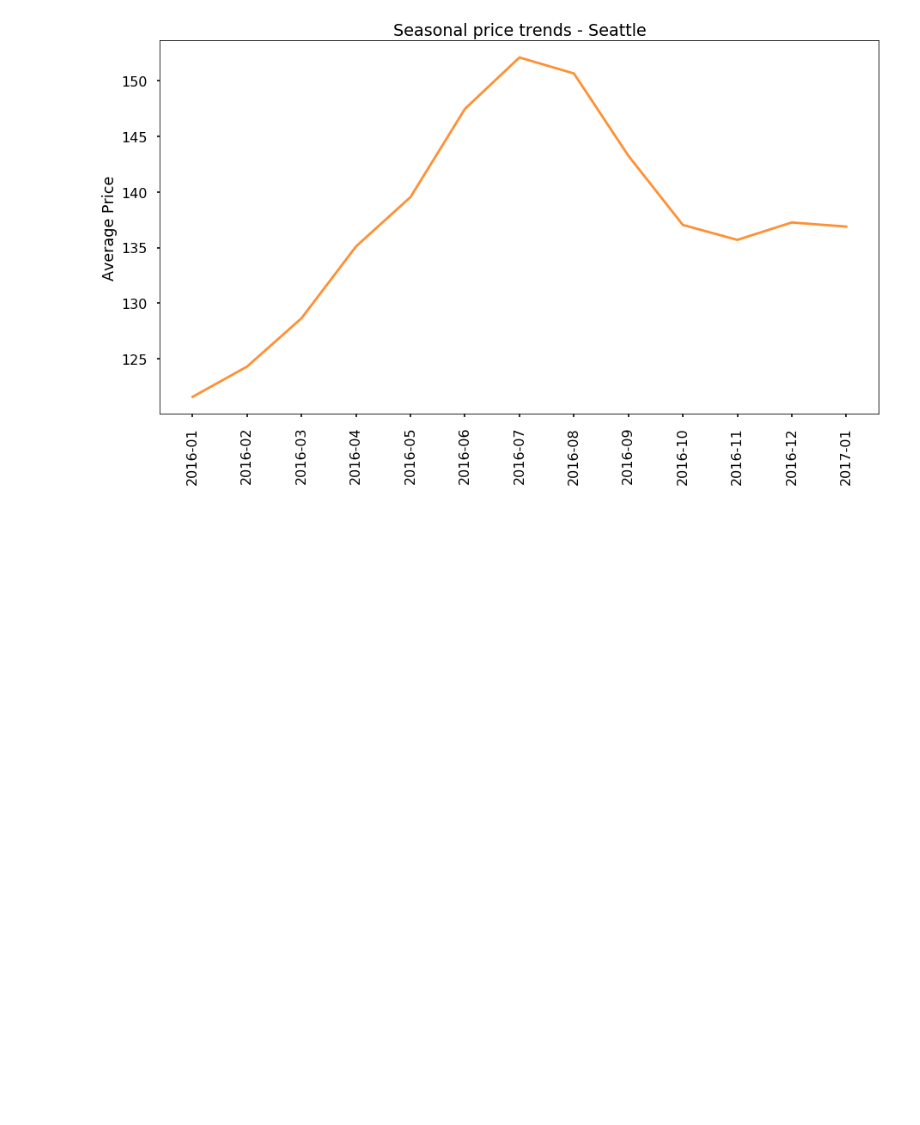
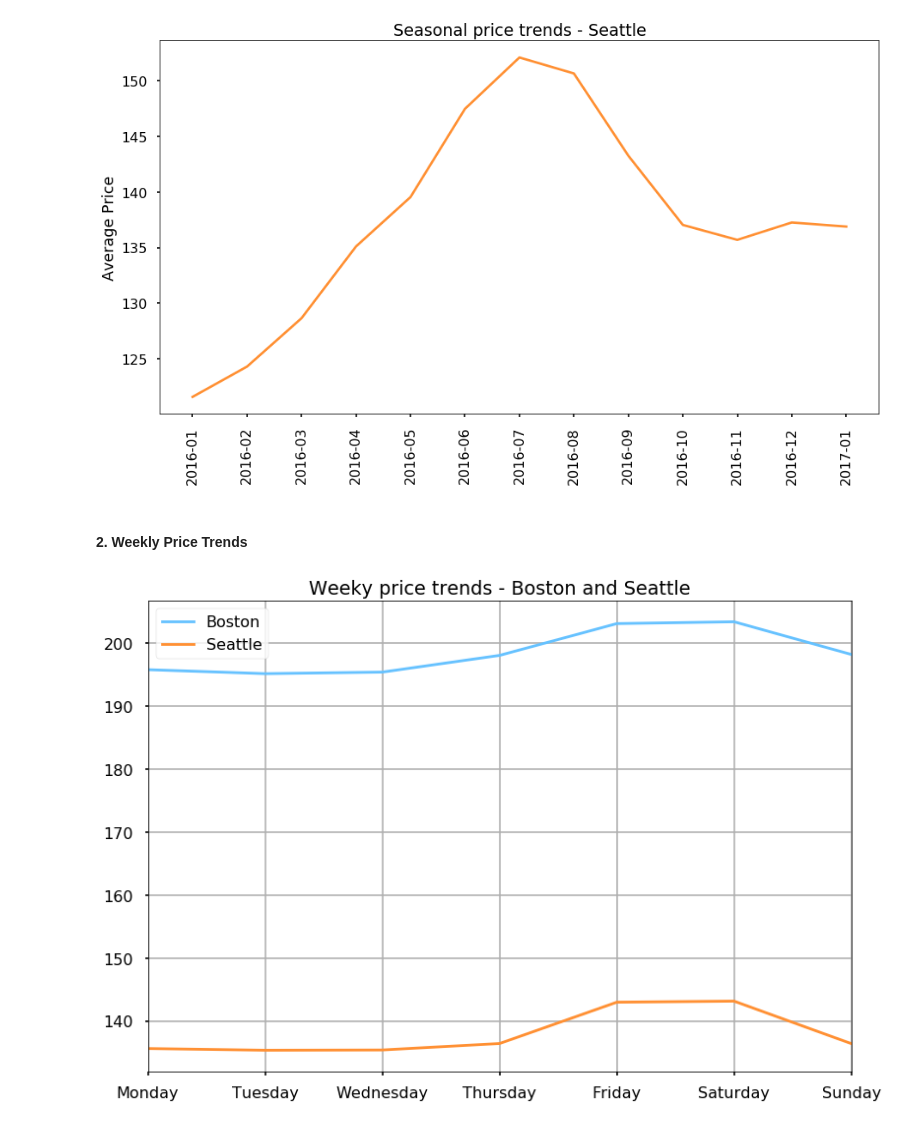
Before and after one commit to SmritiMohapatra/airbnb-data-analysis, a Jupyter notebook: airbnb_data_analysis_AssessExplore.ipynb, the cells around one changed output. Saved outputs shown, nothing was run; the diff lists cells and outputs as text; code cells hidden in the pictures; blank space fills up the shorter version.

```diff
--- a/airbnb_data_analysis_AssessExplore.ipynb
+++ b/airbnb_data_analysis_AssessExplore.ipynb
@@ -288,4 +292,30 @@ plt.xticks(prices_grouped_sea['year-mon'], rotation='vertical')
 plt.show()
 # %% [output]
 [figure]
+# %% [markdown]
+#### 2. Weekly Price Trends
+# %%
+boston_cal_prices.loc[:, 'day_of_week'] = boston_cal_prices['date'].dt.weekday_name
+cats = [ 'Monday', 'Tuesday', 'Wednesday', 'Thursday', 'Friday', 'Saturday', 'Sunday']
+bos_weekly_prices = boston_cal_prices[['day_of_week', 'price']]
+bos_weekly_prices = bos_weekly_prices.groupby(['day_of_week'])['price'].mean().reindex(cats)
+bos_weekly_prices = bos_weekly_prices.reset_index()
+# %%
+seattle_cal_prices.loc[:, 'day_of_week'] = seattle_cal_prices['date'].dt.weekday_name
+cats = [ 'Monday', 'Tuesday', 'Wednesday', 'Thursday', 'Friday', 'Saturday', 'Sunday']
+sea_weekly_prices = seattle_cal_prices[['day_of_week', 'price']]
+sea_weekly_prices = sea_weekly_prices.groupby(['day_of_week'])['price'].mean().reindex(cats)
+sea_weekly_prices = sea_weekly_prices.reset_index()
+# %%
+ax = bos_weekly_prices.plot(color='#66c2ff')
+sea_weekly_prices.plot(ax=ax, color='#ff9033')
+
+ax.grid(True)
+ticks = list(range(0, 7, 1))
+labels = "Monday Tuesday Wednesday Thursday Friday Saturday Sunday".split()
+plt.title('Weeky price trends - Boston and Seattle')
+plt.xticks(ticks, labels)
+plt.legend(['Boston', 'Seattle']);
+# %% [output]
+[figure, added]
 # %% [markdown]
```
Also changed, not shown: parts of 15 cells of this notebook.
